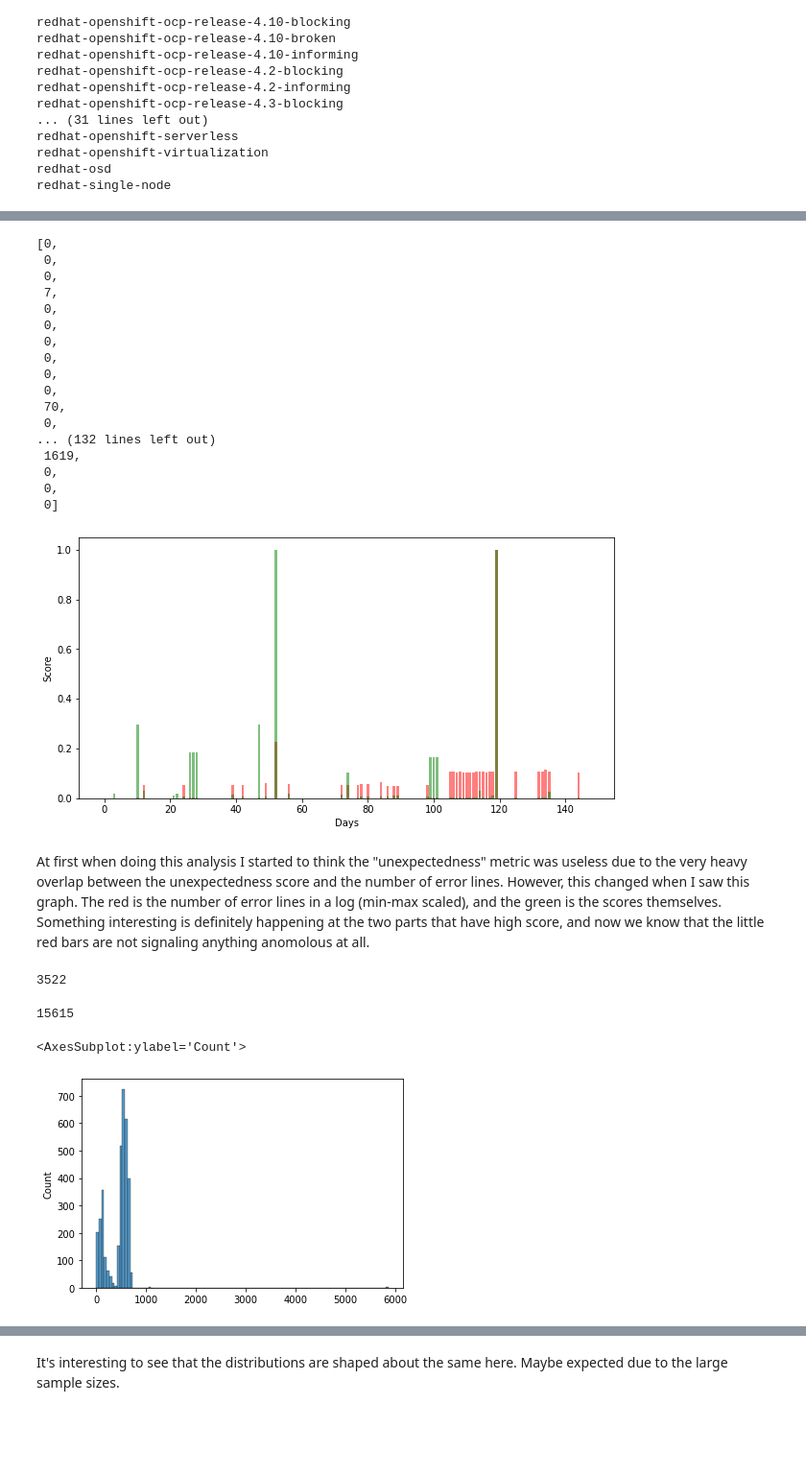
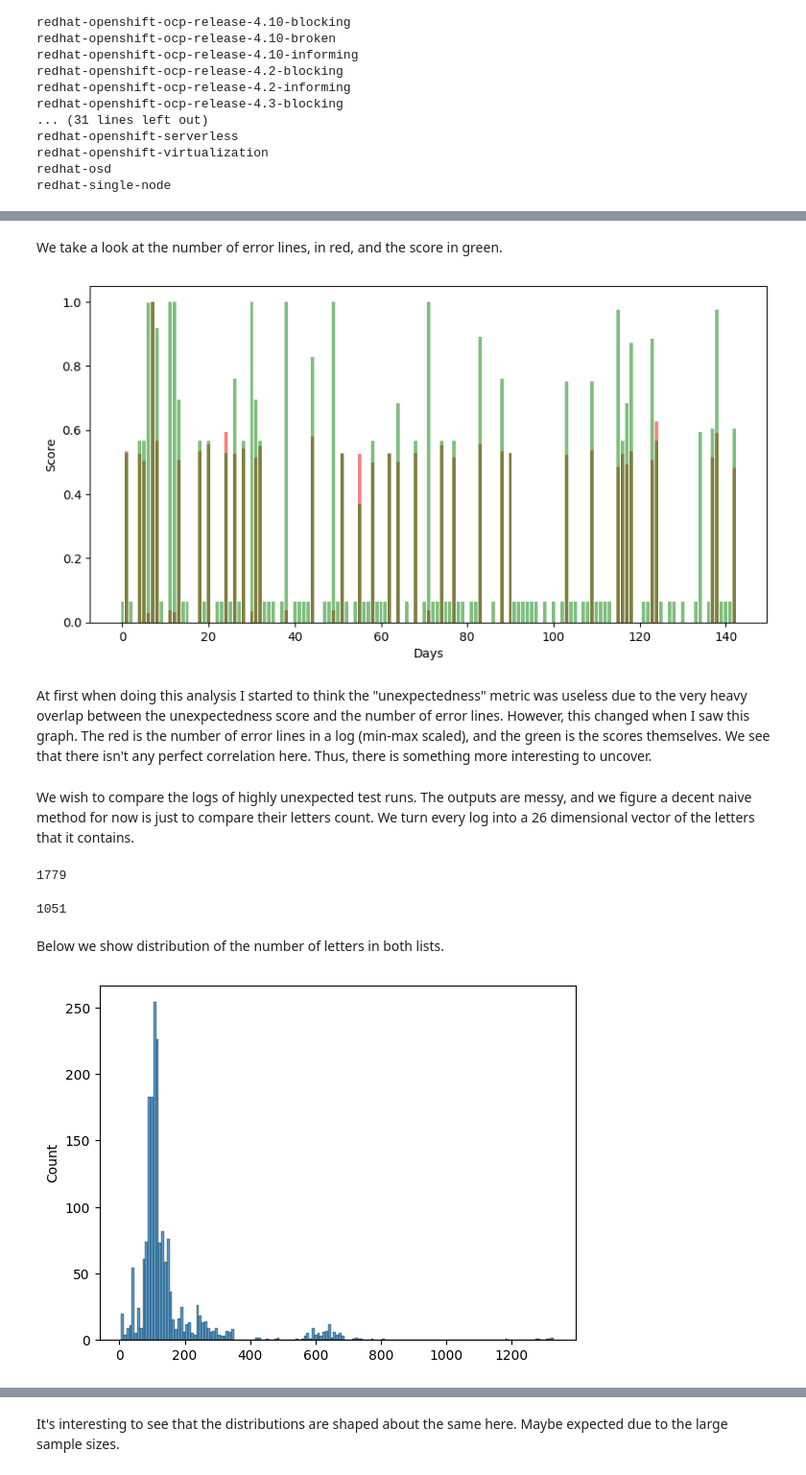
Before and after one commit to aicoe-aiops/ocp-ci-analysis, a Jupyter notebook: notebooks/data-sources/TestGrid/unexpected_failures_logs.ipynb, the cells around one changed output, grey strips where cells are left out. Shown at 96% size. Cells and saved outputs as stored; diff of their text form; code cells hidden in the pictures; blank space fills up the shorter version.

```diff
--- a/notebooks/data-sources/TestGrid/unexpected_failures_logs.ipynb
+++ b/notebooks/data-sources/TestGrid/unexpected_failures_logs.ipynb
@@ -193,23 +205,3 @@ for tstamp in tstamps:
     log_lines.append(line_list)
     line_list = [line for line in line_list if 'error' in line.lower()]
     error_lines.append(line_list)
-# %%
-[len(l) for l in error_lines]
-# %% [output]
-[0,
- 0,
- 0,
- 7,
- 0,
- 0,
- 0,
- 0,
- 0,
- 0,
- 70,
- 0,
-... (132 lines left out)
- 1619,
- 0,
- 0,
- 0]
@@ -218,5 +208,7 @@ from collections import Counter
+# %% [markdown]
+We take a look at the number of error lines, in red, and the score in green.
 # %%
-line_lens = np.array([len(l) for l in error_lines])
+line_lens = np.array([len(line) for line in error_lines])
 line_lens = (line_lens - min(line_lens))/max(line_lens)
 
 plt.figure(figsize=(10, 5))
@@ -226,9 +218,11 @@ plt.ylabel("Score")
 plt.xlabel("Days")
 plt.show()
 # %% [output]
-[figure, old version]
+[figure, new version]
 # %% [markdown]
-At first when doing this analysis I started to think the "unexpectedness" metric was useless due to the very heavy overlap between the unexpectedness score and the number of error lines. However, this changed when I saw this graph. The red is the number of error lines in a log (min-max scaled), and the green is the scores themselves. Something interesting is definitely happening at the two parts that have high score, and now we know that the little red bars are not signaling anything anomolous at all.
+At first when doing this analysis I started to think the "unexpectedness" metric was useless due to the very heavy overlap between the unexpectedness score and the number of error lines. However, this changed when I saw this graph. The red is the number of error lines in a log (min-max scaled), and the green is the scores themselves. We see that there isn't any perfect correlation here. Thus, there is something more interesting to uncover.
+# %% [markdown]
+We wish to compare the logs of highly unexpected test runs. The outputs are messy, and we figure a decent naive method for now is just to compare their letters count.  We turn every log into a 26 dimensional vector of the letters that it contains.
 # %%
 letters = [chr(char) for char in range(ord('a'), ord('z') + 1)]
 # %%
@@ -236,23 +230,27 @@ def get_letters_vector(error_line):
     c = Counter(error_line)
     return np.array([c[letter] for letter in letters])
 # %%
-list1, list2 = error_lines[52], error_lines[119]
+# we purposefully choose two runs that we see have a high number of error log lines
+
+list1, list2 = error_lines[7], error_lines[138]
 # %%
 # the goal is to compare the errors and see how many overlapping characters they have
 # %%
 len(list1)
 # %% [output]
-3522
+1779
 # %%
 len(list2)
 # %% [output]
-15615
+1051
 # %%
-list1_counts = [get_letters_vector(l) for l in list1]
-list2_counts = [get_letters_vector(l) for l in list2]
+list1_counts = [get_letters_vector(line) for line in list1]
+list2_counts = [get_letters_vector(line) for line in list2]
+# %% [markdown]
+Below we show distribution of the number of letters in both lists.
 # %%
-sns.histplot([sum(l) for l in list1_counts])
+sns.histplot([sum(line) for line in list1_counts])
+plt.show()
 # %% [output]
-<AxesSubplot:ylabel='Count'>
-[figure, old version]
+[figure, new version]
 # %%
```
Also changed, not shown: parts of 42 cells of this notebook.
